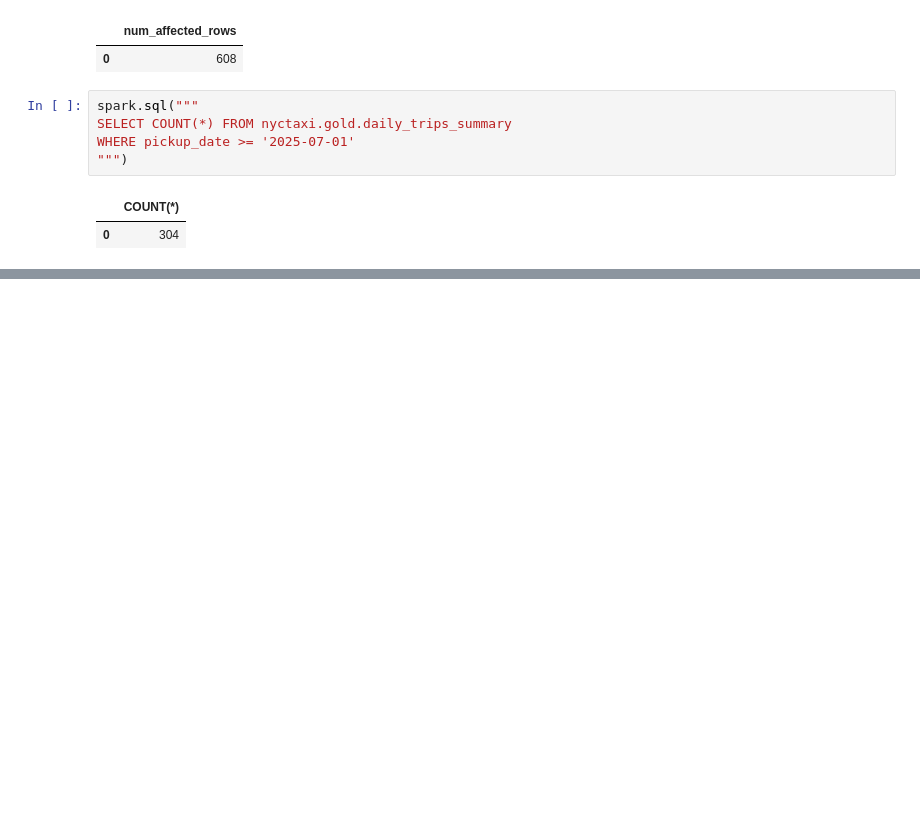
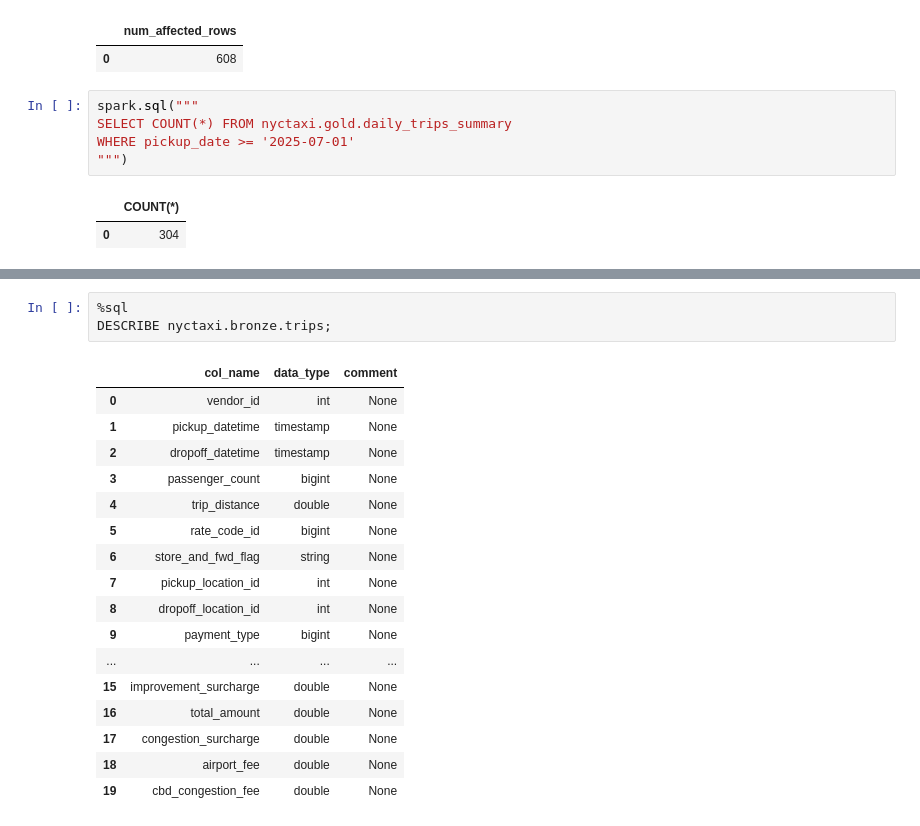
Before and after one commit to jackptoke/databricks-playground, a Jupyter notebook: notebook.ipynb, the cells around one changed output, grey strips where cells are left out. Drawn from its saved outputs; the diff is of its cells as text; blank space fills up the shorter version.

```diff
--- a/notebook.ipynb
+++ b/notebook.ipynb
@@ -66,0 +159,21 @@ WHERE pickup_date >= '2025-07-01'
+# %%
+%sql
+DESCRIBE nyctaxi.bronze.trips;
+# %% [output]
+|  | col_name | data_type | comment |
+| 0 | vendor_id | int | None |
+| 1 | pickup_datetime | timestamp | None |
+| 2 | dropoff_datetime | timestamp | None |
+| 3 | passenger_count | bigint | None |
+| 4 | trip_distance | double | None |
+| 5 | rate_code_id | bigint | None |
+| 6 | store_and_fwd_flag | string | None |
+| 7 | pickup_location_id | int | None |
+| 8 | dropoff_location_id | int | None |
+| 9 | payment_type | bigint | None |
+| ... | ... | ... | ... |
+| 15 | improvement_surcharge | double | None |
+| 16 | total_amount | double | None |
+| 17 | congestion_surcharge | double | None |
+| 18 | airport_fee | double | None |
+| 19 | cbd_congestion_fee | double | None |
```
Also changed, not shown: parts of 8 cells of this notebook, 1 other file.
